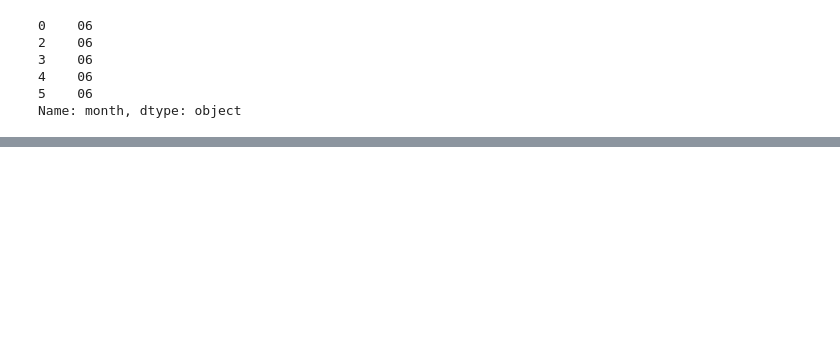
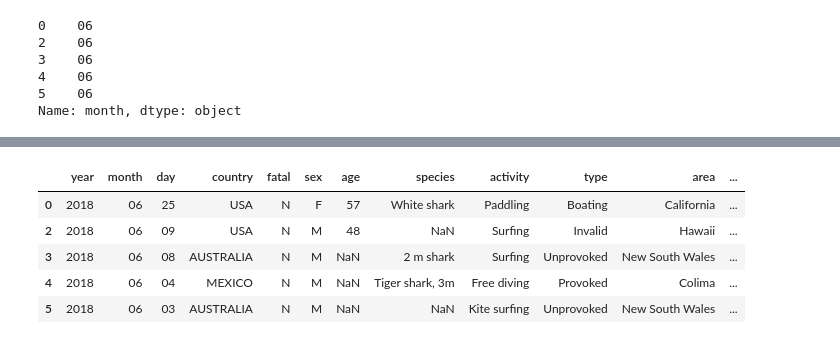
Before and after one commit to Barge7/SHARK, a Jupyter notebook: your_code.ipynb, the cells around one changed output, grey strips where cells are left out. Drawn from its saved outputs; the diff is of its cells as text; code cells hidden in the pictures; blank space fills up the shorter version.

```diff
--- a/your_code.ipynb
+++ b/your_code.ipynb
@@ -801,0 +873,4 @@ data.drop([6174, 6175, 6176], inplace = True)
+# %%
+#RELLENO CON LA MODA PORQUE NO DEPENDE DE LA FECHA Y SON POCOS VALORES
+
+data.fillna({'country': 'USA', 'type': 'Unprovoked', 'injury': 'FATAL', 'investigatororsource': 'C. Moore, GSAF', 'hrefformula' : 'NF'}, inplace = True)
@@ -801,0 +913,11 @@ data.drop([6174, 6175, 6176], inplace = True)
+# %%
+lista=[]
+
+for e in data.age:
+
+    try:
+        lista.append((re.findall('[0-9]+', e)[0]))
+    except:
+        lista.append(np.nan)
+
+print(len(lista))
@@ -801,0 +926,2 @@ data.drop([6174, 6175, 6176], inplace = True)
+# %%
+data['age']= lista
@@ -801,0 +946,9 @@ data.drop([6174, 6175, 6176], inplace = True)
+# %%
+data.head()
+# %% [output]
+|  | year | month | day | country | fatal | sex | age | species | activity | type | area | ... |
+| 0 | 2018 | 06 | 25 | USA | N | F | 57 | White shark | Paddling | Boating | California | ... |
+| 2 | 2018 | 06 | 09 | USA | N | M | 48 | NaN | Surfing | Invalid | Hawaii | ... |
+| 3 | 2018 | 06 | 08 | AUSTRALIA | N | M | NaN | 2 m shark | Surfing | Unprovoked | New South Wales | ... |
+| 4 | 2018 | 06 | 04 | MEXICO | N | M | NaN | Tiger shark, 3m | Free diving | Provoked | Colima | ... |
+| 5 | 2018 | 06 | 03 | AUSTRALIA | N | M | NaN | NaN | Kite surfing | Unprovoked | New South Wales | ... |
```
Also changed, not shown: parts of 36 cells of this notebook.
